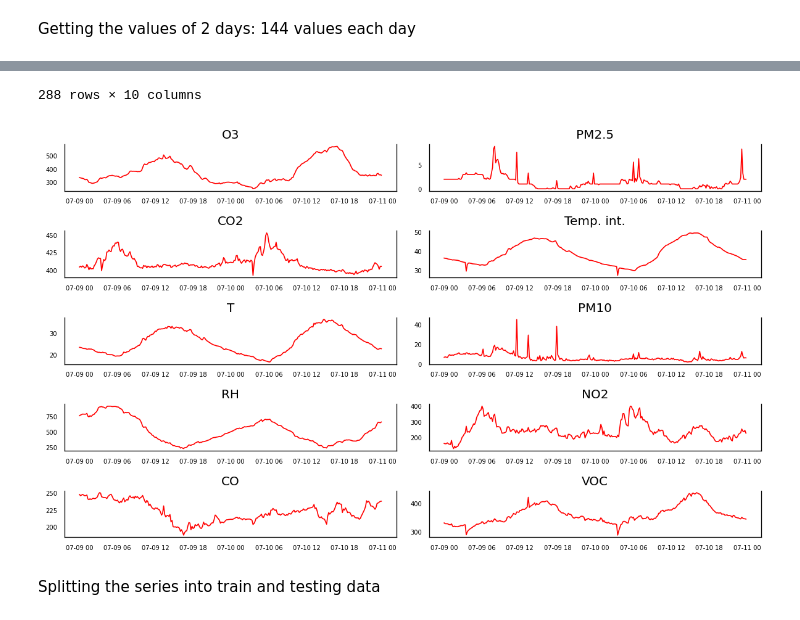
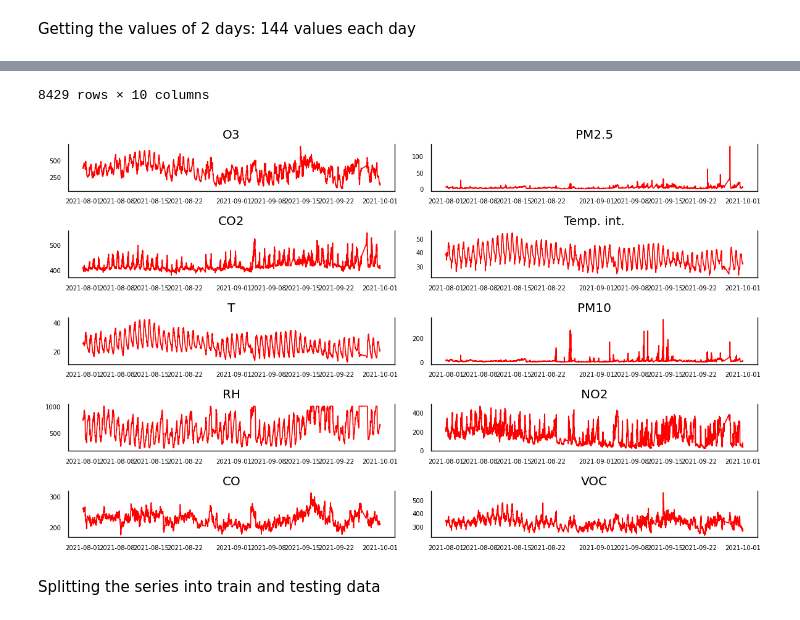
Before and after one commit to marcochisci/Anomaly_detection, a Jupyter notebook: 10min_1day_AnomalyDetection.ipynb, the cells around one changed output, grey strips where cells are left out. Drawn from its saved outputs; the diff is of its cells as text; code cells hidden in the pictures.

```diff
--- a/10min_1day_AnomalyDetection.ipynb
+++ b/10min_1day_AnomalyDetection.ipynb
@@ -565,0 +488,6 @@ See the caveats in the documentation: https://pandas.pydata.org/pandas-docs/stab
+# %%
+import numpy as np
+distance = pd.DataFrame(index=df_copy.iloc[-how_many-1:-1,:].index)
+usable = df_copy.iloc[-how_many-1:-1,:]
+for col in df.columns:
+  distance[col]=(usable[col]).values-(res[col]).values
@@ -565,0 +695,9 @@ See the caveats in the documentation: https://pandas.pydata.org/pandas-docs/stab
+# %%
+dis = new_distance["VOC"].values
+f = Fitter(dis,
+           distributions=['weibull_min','norm','weibull_max','beta',
+              'invgauss','uniform','gamma','expon',
+              'lognorm','pearson3','triang','burr'])
+f.fit()
+print(f.summary())
+f.fitted_param["pearson3"]
@@ -565,0 +741,26 @@ See the caveats in the documentation: https://pandas.pydata.org/pandas-docs/stab
+# %%
+import matplotlib.pyplot as plt
+import matplotlib.ticker as ticker
+import matplotlib.dates as mdates
+%matplotlib inline
+
+# Plot
+fig, ax = plt.subplots(nrows=1, ncols=1, dpi=120, figsize=(6,3))
+data_O3 = data_thresh['O3']
+ax.plot(data_O3, color='red', linewidth=1)
+
+# x axis value list.
+x_number_list = list(anomalies_O3.index.values)
+# y axis value list.
+y_number_list = list(anomalies_O3['O3'].values)
+# Draw point based on above x, y axis values.
+ax.scatter(x_number_list, y_number_list, color='black', s=6)
+
+# Decorations
+ax.set_title('O3')
+ax.xaxis.set_ticks_position('none')
+ax.yaxis.set_ticks_position('none')
+ax.spines["top"].set_alpha(0)
+ax.tick_params(labelsize=6)
+
+plt.tight_layout();
@@ -836,8 +1039,8 @@ query=""" select time_bucket('10 minutes', c."Dates" ) as "bucket", avg(c."O3")
 from (select * from crosstab(
   'select sd.data_acquired as timestamp, s.sensor_type ,  sd.float_value as value
 from station_data sd join sensor s on s.id = sd.sensor_id
-where sd.data_acquired >= to_timestamp(''2021-07-09 00:00:00'', ''YYYY-mm-dd HH24:MI:SS'')
- and sd.data_acquired < to_timestamp(''2021-07-11 00:00:00'', ''YYYY-mm-dd HH24:MI:SS'')
+where sd.data_acquired >= to_timestamp(''2021-08-01 00:00:00'', ''YYYY-mm-dd HH24:MI:SS'')
+ and sd.data_acquired <= to_timestamp(''2021-10-01 00:00:00'', ''YYYY-mm-dd HH24:MI:SS'')
 and sd.station_id = 23284701 order by sd.data_acquired asc, 1'
  , $$VALUES ('O3'::varchar), ('PM2.5'::varchar), ('CO2'::varchar), ('Temp. int.'::varchar), ('T'::varchar)
  , ('PM10'::varchar), ('RH'::varchar), ('NO2'::varchar), ('CO'::varchar), ('VOC'::varchar)$$
@@ -885,5 +1088,5 @@ plt.tight_layout();
-288 rows × 10 columns
+8429 rows × 10 columns
-[figure, old version]
+[figure, new version]
 # %% [markdown]
 Splitting the series into train and testing data
 # %%
```
Also changed, not shown: parts of 64 cells of this notebook.
